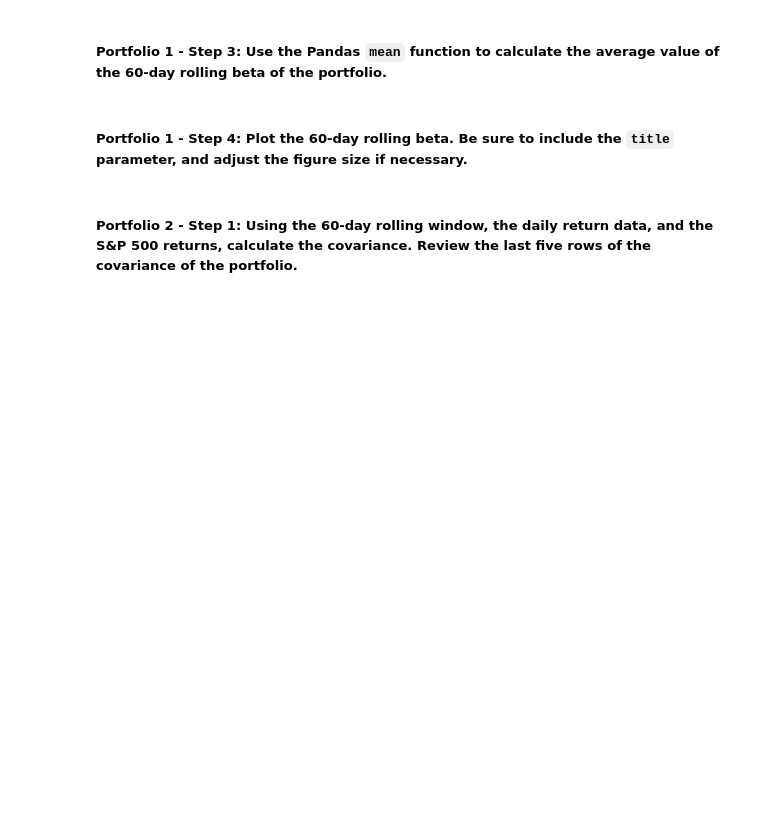
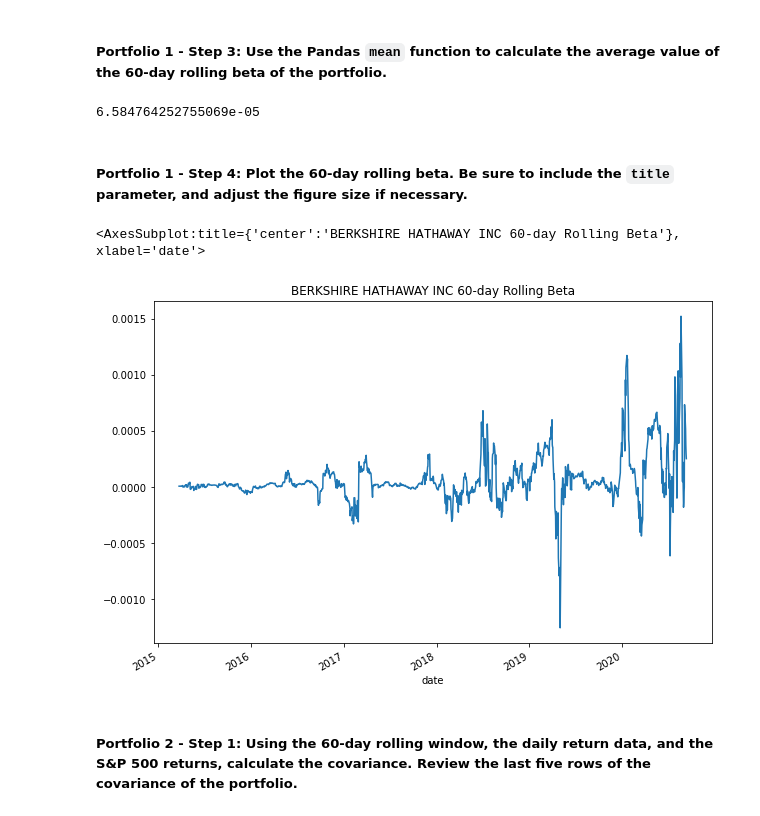
Before and after one commit to carljfrederick/whale-analysis, a Jupyter notebook: risk_return_analysis.ipynb, the cells around one changed output. Cells and saved outputs as stored; diff of their text form; code cells hidden in the pictures; blank space fills up the shorter version.

```diff
--- a/risk_return_analysis.ipynb
+++ b/risk_return_analysis.ipynb
@@ -364,5 +364,8 @@ Your analysis is nearing completion. Now, you need to evaluate how the portfolio
 # %% [markdown]
 #### Use the Pandas `var` function to calculate the variance of the S&P 500 by using a 60-day rolling window. Visualize the last five rows of the variance of the S&P 500.
 # %%
-# Calculate the variance of the S&P 500 using a rolling 60-day window.
-# YOUR CODE HERE
+# Calculates the variance of the S&P 500 using a rolling 60-day window
+market_rolling_60_variance = daily_returns_df["S&P 500"].rolling(window = 60).var()
+
+# Visualizes the last five rows of the variance of the S&P 500
+market_rolling_60_variance.tail()
@@ -379,6 +390,8 @@ Your analysis is nearing completion. Now, you need to evaluate how the portfolio
 # %% [markdown]
 ##### Portfolio 1 - Step 1: Using the 60-day rolling window, the daily return data, and the S&P 500 returns, calculate the covariance. Review the last five rows of the covariance of the portfolio.
 # %%
-# Calculate the covariance using a 60-day rolling window
-# Review the last five rows of the covariance data
-# YOUR CODE HERE
+# Calculates the covariance using a 60-day rolling window
+berkshire_hathaway_60_covariance = daily_returns_df['BERKSHIRE HATHAWAY INC'].rolling(window = 60).cov(market_rolling_60_variance)
+
+# Reviews the last five rows of the covariance data
+berkshire_hathaway_60_covariance.tail()
@@ -385,6 +406,8 @@ Your analysis is nearing completion. Now, you need to evaluate how the portfolio
 # %% [markdown]
 ##### Portfolio 1 - Step 2: Calculate the beta of the portfolio. To do that, divide the covariance of the portfolio by the variance of the S&P 500.
 # %%
-# Calculate the beta based on the 60-day rolling covariance compared to the market (S&P 500)
-# Review the last five rows of the beta information
-# YOUR CODE HERE
+# Calculates the beta based on the 60-day rolling covariance compared to the market (S&P 500)
+berkshire_hathaway_60_beta = berkshire_hathaway_60_covariance / market_rolling_60_variance
+
+# Reviews the last five rows of the beta information
+berkshire_hathaway_60_beta.tail()
@@ -391,14 +422,19 @@ Your analysis is nearing completion. Now, you need to evaluate how the portfolio
 # %% [markdown]
 ##### Portfolio 1 - Step 3: Use the Pandas `mean` function to calculate the average value of the 60-day rolling beta of the portfolio.
 # %%
-# Calculate the average of the 60-day rolling beta
-# YOUR CODE HERE
+# Calculates the average of the 60-day rolling beta
+berkshire_hathaway_60_beta.mean()
+# %% [output]
+6.584764252755069e-05
 # %% [markdown]
 ##### Portfolio 1 - Step 4: Plot the 60-day rolling beta. Be sure to include the `title` parameter, and adjust the figure size if necessary.
 # %%
-# Plot the rolling beta
-# Include a title parameter and adjust the figure size
-# YOUR CODE HERE
+# Plots the rolling beta
+# Includes a title parameter and adjusts the figure size
+berkshire_hathaway_60_beta.plot(figsize = (10, 7), title = 'BERKSHIRE HATHAWAY INC 60-day Rolling Beta')
+# %% [output]
+<AxesSubplot:title={'center':'BERKSHIRE HATHAWAY INC 60-day Rolling Beta'}, xlabel='date'>
+[figure, added]
 # %% [markdown]
 ##### Portfolio 2 - Step 1: Using the 60-day rolling window, the daily return data, and the S&P 500 returns, calculate the covariance. Review the last five rows of the covariance of the portfolio.
 # %%
```
Also changed, not shown: parts of 22 cells of this notebook.
